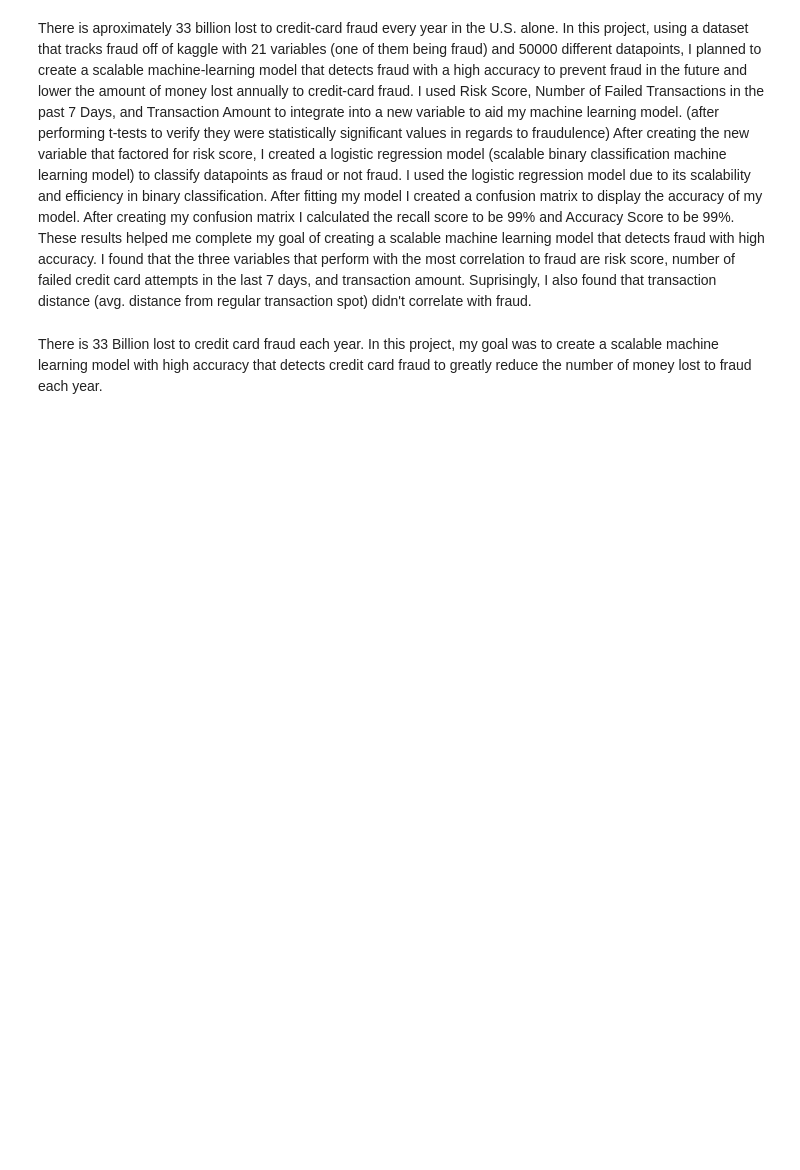
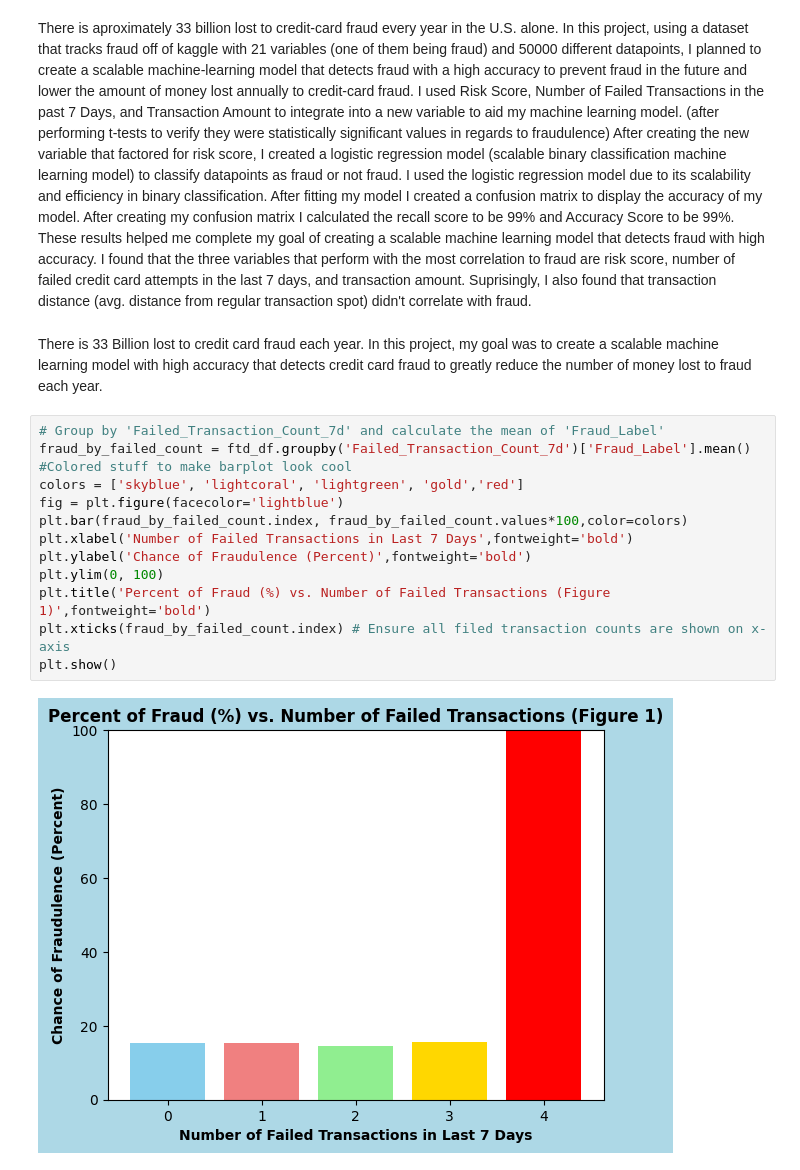
Before and after one commit to NullZoke/Fraud-Detection-Transaction, a Jupyter notebook: Fraud_Detection.ipynb, the cells around one changed output. Cells and saved outputs as stored; diff of their text form; blank space fills up the shorter version.

```diff
--- a/Fraud_Detection.ipynb
+++ b/Fraud_Detection.ipynb
@@ -1052,3 +1054,18 @@ every year in the U.S. alone. In this project, using a dataset that tracks fraud
 
 There is 33 Billion lost to credit card fraud each
 year. In this project, my goal was to create a scalable machine learning model with high accuracy that detects credit card fraud to greatly reduce the number of money lost to fraud each year.
+# %%
+# Group by 'Failed_Transaction_Count_7d' and calculate the mean of 'Fraud_Label'
+fraud_by_failed_count = ftd_df.groupby('Failed_Transaction_Count_7d')['Fraud_Label'].mean()
+#Colored stuff to make barplot look cool
+colors = ['skyblue', 'lightcoral', 'lightgreen', 'gold','red']
+fig = plt.figure(facecolor='lightblue')
+plt.bar(fraud_by_failed_count.index, fraud_by_failed_count.values*100,color=colors)
+plt.xlabel('Number of Failed Transactions in Last 7 Days',fontweight='bold')
+plt.ylabel('Chance of Fraudulence (Percent)',fontweight='bold')
+plt.ylim(0, 100)
+plt.title('Percent of Fraud (%) vs. Number of Failed Transactions (Figure 1)',fontweight='bold')
+plt.xticks(fraud_by_failed_count.index) # Ensure all filed transaction counts are shown on x-axis
+plt.show()
+# %% [output]
+[figure, added]
```
Also changed, not shown: parts of 13 cells of this notebook.
